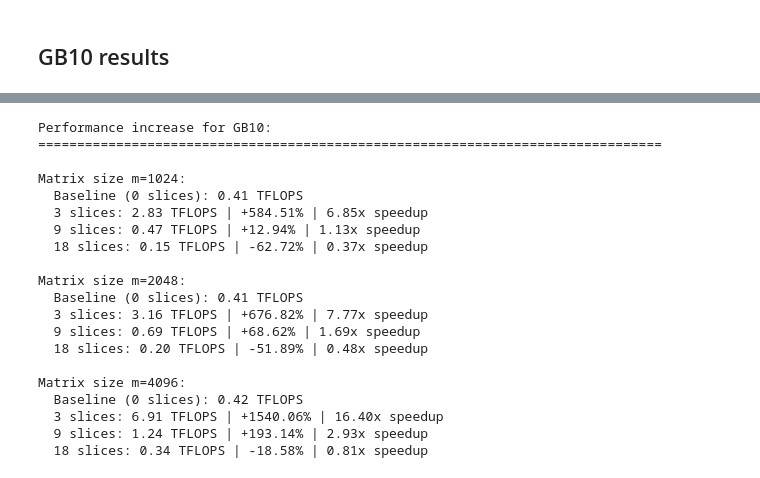
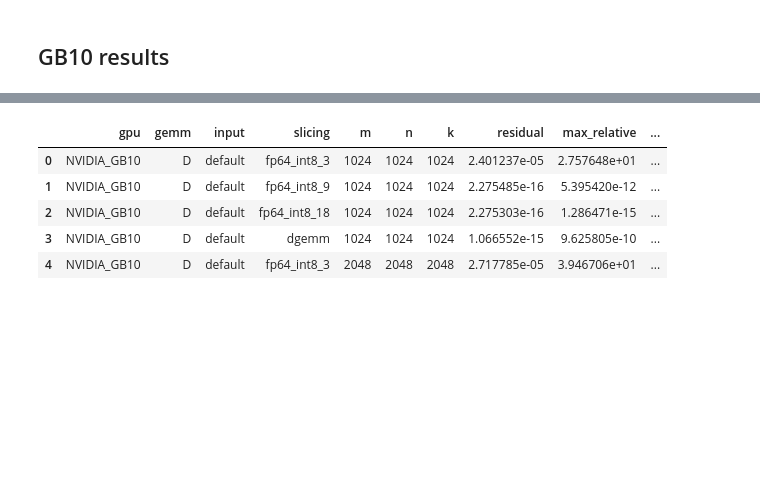
Before and after one commit to Sam-Bieberich/fp64_gb_emulation, a Jupyter notebook: ozIMMU/data_analysis/analysis.ipynb, the cells around one changed output, grey strips where cells are left out. Drawn from its saved outputs; the diff is of its cells as text; code cells hidden in the pictures; blank space fills up the shorter version.

Commit message:
clean gb10 data manually

```diff
--- a/ozIMMU/data_analysis/analysis.ipynb
+++ b/ozIMMU/data_analysis/analysis.ipynb
@@ -98,39 +58,13 @@ plt.show()
-# %%
-# Calculate and print performance increase for each m value when moving from 0 slices
-print("Performance increase for GB10:")
-print("=" * 80)
-
-for m_val in sorted(df_gb10['m'].unique()):
-    df_m_subset = df_gb10[df_gb10['m'] == m_val].sort_values('slices')
-    baseline = df_m_subset[df_m_subset['slices'] == 0]['throughput_in_tflops'].values[0]
-
-    print(f"\nMatrix size m={m_val}:")
-    print(f"  Baseline (0 slices): {baseline:.2f} TFLOPS")
-
-    for slices in [3.0, 9.0, 18.0]:
-        if slices in df_m_subset['slices'].values:
-            throughput = df_m_subset[df_m_subset['slices'] == slices]['throughput_in_tflops'].values[0]
-            increase = ((throughput - baseline) / baseline) * 100
-            speedup = throughput / baseline
-            print(f"  {int(slices)} slices: {throughput:.2f} TFLOPS | {increase:+.2f}% | {speedup:.2f}x speedup")
-# %% [output]
-Performance increase for GB10:
-================================================================================
-
-Matrix size m=1024:
-  Baseline (0 slices): 0.41 TFLOPS
-  3 slices: 2.83 TFLOPS | +584.51% | 6.85x speedup
-  9 slices: 0.47 TFLOPS | +12.94% | 1.13x speedup
-  18 slices: 0.15 TFLOPS | -62.72% | 0.37x speedup
-
-Matrix size m=2048:
-  Baseline (0 slices): 0.41 TFLOPS
-  3 slices: 3.16 TFLOPS | +676.82% | 7.77x speedup
-  9 slices: 0.69 TFLOPS | +68.62% | 1.69x speedup
-  18 slices: 0.20 TFLOPS | -51.89% | 0.48x speedup
-
-Matrix size m=4096:
-  Baseline (0 slices): 0.42 TFLOPS
-  3 slices: 6.91 TFLOPS | +1540.06% | 16.40x speedup
-  9 slices: 1.24 TFLOPS | +193.14% | 2.93x speedup
-  18 slices: 0.34 TFLOPS | -18.58% | 0.81x speedup
+# %%
+# Read data_gb10.csv into a new DataFrame (uses pandas already imported in the notebook)
+df_gb10_new = pd.read_csv('data_gb10.csv', header=0)
+
+# Quick check
+df_gb10_new.head()
+# %% [output]
+|  | gpu | gemm | input | slicing | m | n | k | residual | max_relative | ... |
+| 0 | NVIDIA_GB10 | D | default | fp64_int8_3 | 1024 | 1024 | 1024 | 2.401237e-05 | 2.757648e+01 | ... |
+| 1 | NVIDIA_GB10 | D | default | fp64_int8_9 | 1024 | 1024 | 1024 | 2.275485e-16 | 5.395420e-12 | ... |
+| 2 | NVIDIA_GB10 | D | default | fp64_int8_18 | 1024 | 1024 | 1024 | 2.275303e-16 | 1.286471e-15 | ... |
+| 3 | NVIDIA_GB10 | D | default | dgemm | 1024 | 1024 | 1024 | 1.066552e-15 | 9.625805e-10 | ... |
+| 4 | NVIDIA_GB10 | D | default | fp64_int8_3 | 2048 | 2048 | 2048 | 2.717785e-05 | 3.946706e+01 | ... |
```
Also changed, not shown: parts of 3 cells of this notebook, 1 other file.
